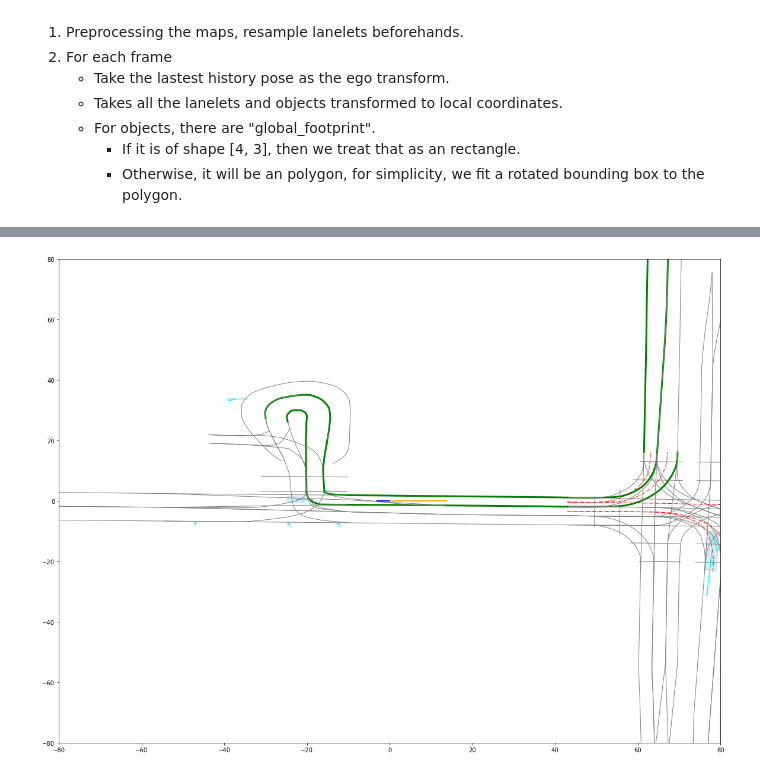
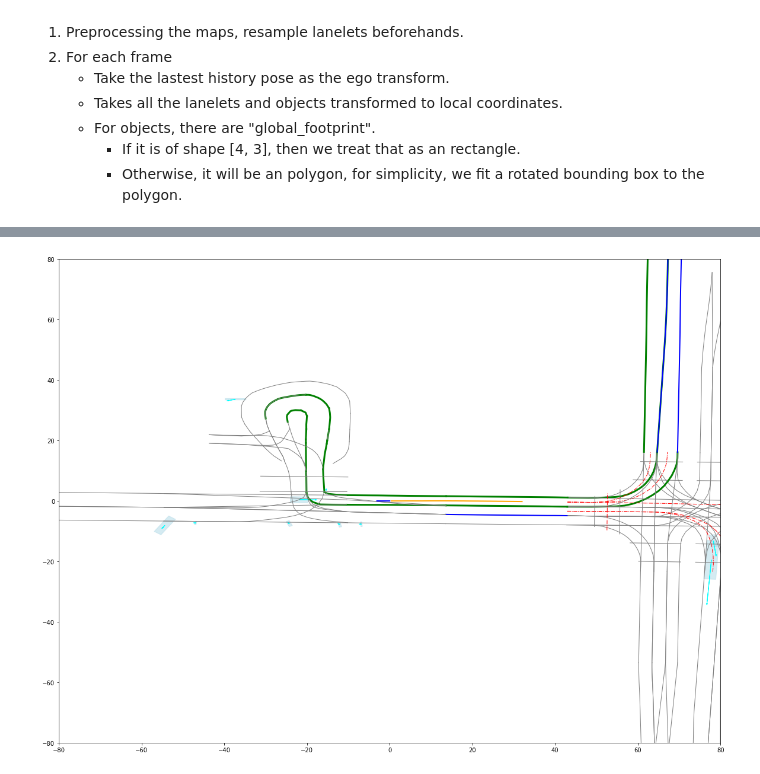
Before and after one commit to tier4/lanelet2_python_api_for_autoware, a Jupyter notebook: interaction_with_cache_json.ipynb, the cells around one changed output, grey strips where cells are left out. Saved outputs shown, nothing was run; the diff lists cells and outputs as text; code cells hidden in the pictures.

```diff
--- a/interaction_with_cache_json.ipynb
+++ b/interaction_with_cache_json.ipynb
@@ -203,6 +204,7 @@ history_trajectory_speed = np.array(frame["history_trajectories_speed_list"], dt
 future_trajectory_speed = np.array(frame["future_trajectories_speed_list"], dtype=np.float64)            # [N_f, 1]
 nearby_lanelets_ids = frame["nearby_lanelets_ids"] # list of ids
 routes = frame["routes"] # list of ids
+drivable_lanes = frame["nearby_drivable_path"] # list of ids
 current_traffic_light_status = frame["current_traffic_light_status"]  # dictionary of list of group id
 nearby_lanelets = [map_object.laneletLayer.get(idx) for idx in nearby_lanelets_ids]
 # %%
@@ -553,6 +561,9 @@ for lanelet in nearby_lanelets:
     if lanelet.id in routes:
         color = "green"
         linewidth=3
+    elif lanelet.id in drivable_lanes:
+        color = "blue"
+        linewidth=2
     else:
         color = "gray"
         linewidth=1
@@ -572,6 +583,9 @@ for lanelet in nearby_lanelets:
     if lanelet.id in routes:
         color = "green"
         linewidth=3
+    elif lanelet.id in drivable_lanes:
+        color = "blue"
+        linewidth=2
     else:
         color = "gray"
         linewidth=1
@@ -618,6 +630,9 @@ for lanelet in nearby_lanelets:
     if lanelet.id in routes:
         color = "green"
         linewidth=3
+    elif lanelet.id in drivable_lanes:
+        color = "blue"
+        linewidth=2
     else:
         color = "gray"
         linewidth=1
@@ -817,42 +832,49 @@ def draw_frame(frame, ax):
     # Plot lanelets
     for i, lanelet in enumerate(nearby_lanelets):
         # Determine lanelet color and width based on whether it's in routes
-        color = "green" if lanelet.id in routes else "gray"
-        linewidth = 3 if lanelet.id in routes else 1
+        if lanelet.id in routes:
+            color = "green"
+            linewidth=3
+        elif lanelet.id in drivable_lanes:
+            color = "blue"
+            linewidth=2
+        else:
+            color = "gray"
+            linewidth=1
 
         turn_direction = LANELET_TURN_DIRECTION_MAPPING[get_turn_direction(lanelet)]
 
         # Handle traffic lights
         traffic_light_ids = lanelet.trafficLights()
         if traffic_light_ids:
             main_traffic_group_id = traffic_light_ids[0].id
             if str(main_traffic_group_id) in current_traffic_light_status:
                 current_traffic_group = current_traffic_light_status[str(main_traffic_group_id)]
                 light = identify_current_light_status(turn_direction, current_traffic_group)
 
                 if light > 0:  # If there's a valid traffic light status
                     resolution = 1.0
                     light_colors = {1: "red", 2: "yellow", 3: "green"}
                     if light in light_colors:
                         ax.plot(center_boundaries[i, :, 0], center_boundaries[i, :, 1], "-.", color=light_colors[light], linewidth=1)
 
         # Plot lanelet boundaries
         ax.plot(left_boundaries[i, :, 0], left_boundaries[i, :, 1], "-", color=color, linewidth=linewidth)
         ax.plot(right_boundaries[i, :, 0], right_boundaries[i, :, 1], "-", color=color, linewidth=linewidth)
 
     # Plot trajectories
     ax.plot(history_trajectory_transform[:, 0, 3], history_trajectory_transform[:, 1, 3],
             "-",color="blue", label="History Trajectory", linewidth=2)
     ax.plot(future_trajectory_transform[:, 0, 3], future_trajectory_transform[:, 1, 3],
             "-",color="orange", label="Future Trajectory", linewidth=2)
 
     ax.set_xlim(-80, 80)
     ax.set_ylim(-80, 80)
 
 fig, ax = plt.subplots(figsize=(20, 15))
 draw_frame(frame, ax)
 # %% [output]
-[figure, old version]
+[figure, new version]
 # %%
 from IPython.display import display, HTML
 import matplotlib.animation as animation
```
Also changed, not shown: parts of 9 cells of this notebook, 2 other files.
